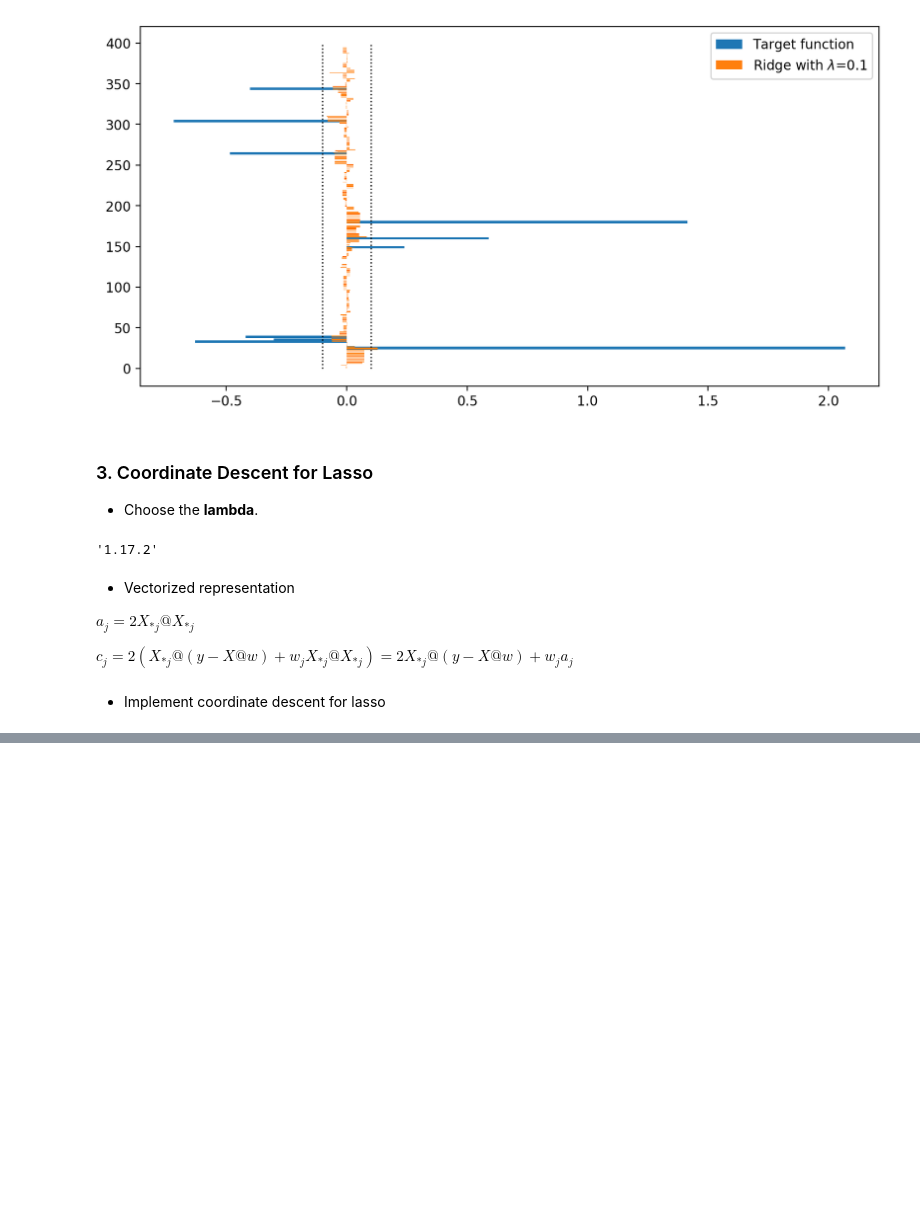
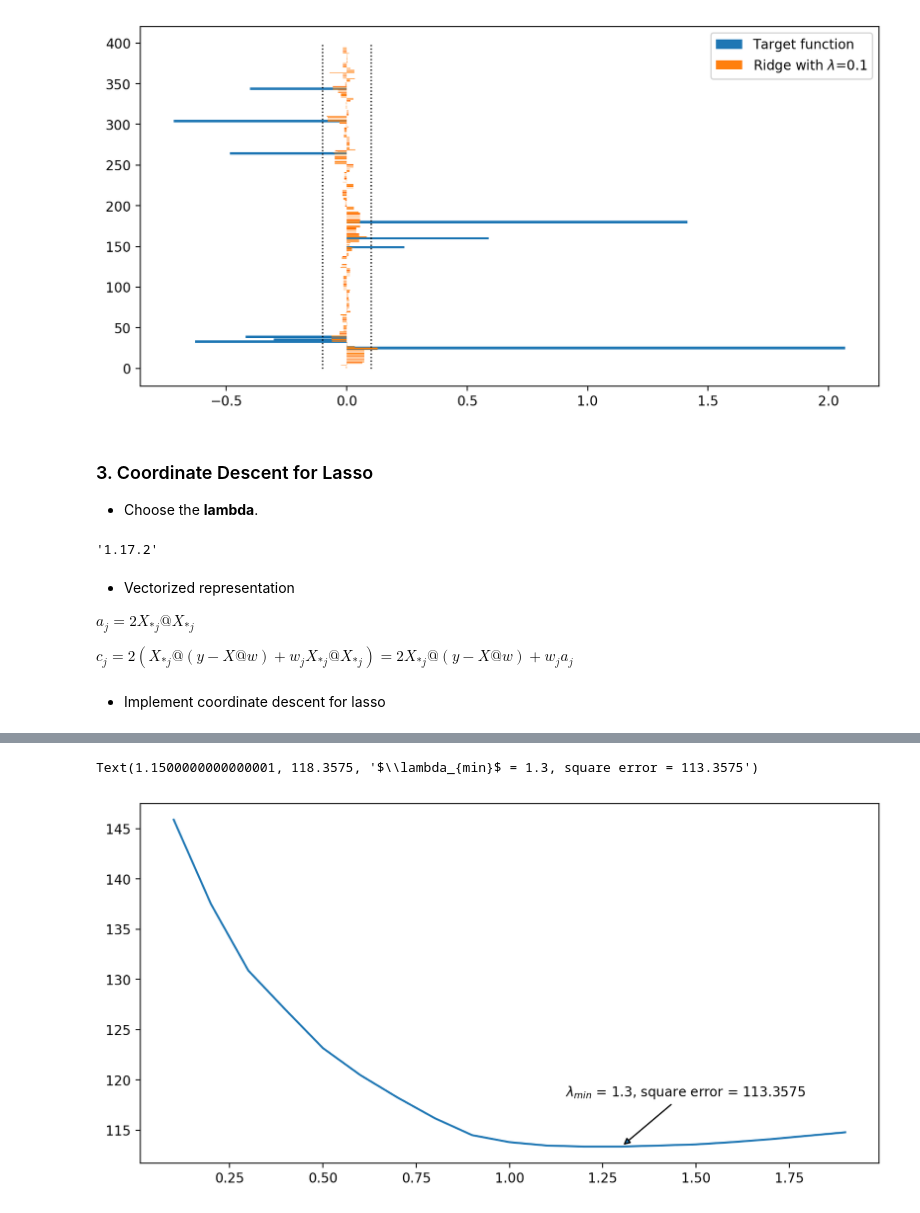
Before and after one commit to Fernadoo/NYU_ML, a Jupyter notebook: hw2-lasso/code/hw2.ipynb, the cells around one changed output, grey strips where cells are left out. Saved outputs shown, nothing was run; the diff lists cells and outputs as text; code cells hidden in the pictures; blank space fills up the shorter version.

```diff
--- a/hw2-lasso/code/hw2.ipynb
+++ b/hw2-lasso/code/hw2.ipynb
@@ -184,10 +184,16 @@ class CoordinateDescentLasso():
     def J(self, X, y):
         return square_loss(X@self.w_, y) + self.l1reg * np.linalg.norm(self.w_, ord=1)
 
-    def fit(self, x_train, y_train, cyclic_or_random, num_iter=1000, tolerance=1e-8):
+    def fit(self, x_train, y_train, cyclic_or_random, num_iter=1000, tolerance=1e-8, murphy=True):
         self.num_sample, self.num_feature = x_train.shape
-        self.w_ = np.linalg.inv((x_train.T @ x_train + self.l1reg * np.eye(self.num_feature))) \
+        if np.all(murphy):
+            if type(murphy) == np.ndarray:
+                self.w_ = murphy
+            else:
+                self.w_ = np.linalg.inv((x_train.T @ x_train + self.l1reg * np.eye(self.num_feature))) \
                     @ x_train.T @ y_train
+        else:
+            self.w_ = np.zeros(self.num_feature)
         diff = sys.maxsize
         self.it = 0
         if cyclic_or_random == 'cyclic':
@@ -204,10 +210,11 @@ class CoordinateDescentLasso():
         elif cyclic_or_random == 'random':
             while diff >= tolerance and self.it < num_iter:
                 J_prev = self.J(x_train, y_train)
-                j = np.random.randint(0, self.num_feature)
-                a_j = 2 * x_train[:, j] @ x_train[:, j]
-                c_j = 2 * x_train[:, j] @ (y_train - x_train@self.w_) + self.w_[j] * a_j
-                self.w_[j] = 0 if (a_j == 0 or c_j == 0) else soft(c_j/a_j, self.l1reg/a_j)
+                random_order = np.random.permutation(self.num_feature)
+                for j in random_order:
+                    a_j = 2 * x_train[:, j] @ x_train[:, j]
+                    c_j = 2 * x_train[:, j] @ (y_train - x_train@self.w_) + self.w_[j] * a_j
+                    self.w_[j] = 0 if (a_j == 0 or c_j == 0) else soft(c_j/a_j, self.l1reg/a_j)
                 J_curr = self.J(x_train, y_train)
                 diff = abs(J_prev - J_curr)
                 self.it += 1
@@ -221,5 +264,5 @@ class CoordinateDescentLasso():
 # %%
-cd_model = CoordinateDescentLasso(l1reg=0.1)
-_, J_curr = cd_model.fit(x_train, y_train, 'cyclic')
-y_predict = cd_model.predict(x_test)
+ccd_model_0 = CoordinateDescentLasso(l1reg=0.1)
+_, ccd_J_curr_0 = ccd_model_0.fit(x_train, y_train, 'cyclic', num_iter=1500, murphy=False)
+ccd_y_predict_0 = ccd_model_0.predict(x_test)
 # %% [output]
@@ -244,0 +309,11 @@ plt.bar(np.arange(cd_model.w_.shape[0]), cd_model.w_)
+# %%
+l1reg_list = np.arange(0.1, 2, 0.1)
+
+loss = np.empty(l1reg_list.shape[0])
+for i in range(l1reg_list.shape[0]):
+    print('In round %s'%i)
+    model = CoordinateDescentLasso(l1reg_list[i])
+    model.fit(x_train, y_train, 'cyclic')
+    y_predict = model.predict(x_test)
+    loss[i] = square_loss(y_predict, y_test)
+loss
@@ -244,0 +346,12 @@ plt.bar(np.arange(cd_model.w_.shape[0]), cd_model.w_)
+# %%
+fig, ax = plt.subplots(ncols=1, nrows=1, figsize=(10,5), dpi=200)
+ax.plot(l1reg_list, loss)
+lambda_min = np.round(l1reg_list[np.argmin(loss)], 1)
+loss_min = np.round(loss[np.argmin(loss)], 4)
+ax.annotate('$\lambda_{min}$ = %s, square error = %s' % (lambda_min, loss_min),
+            xy=(lambda_min, loss_min),
+            xytext=(lambda_min-0.15, loss_min+5),
+            arrowprops={'arrowstyle':'-|>'})
+# %% [output]
+Text(1.1500000000000001, 118.3575, '$\\lambda_{min}$ = 1.3, square error = 113.3575')
+[figure, added]
```
Also changed, not shown: parts of 22 cells of this notebook.
